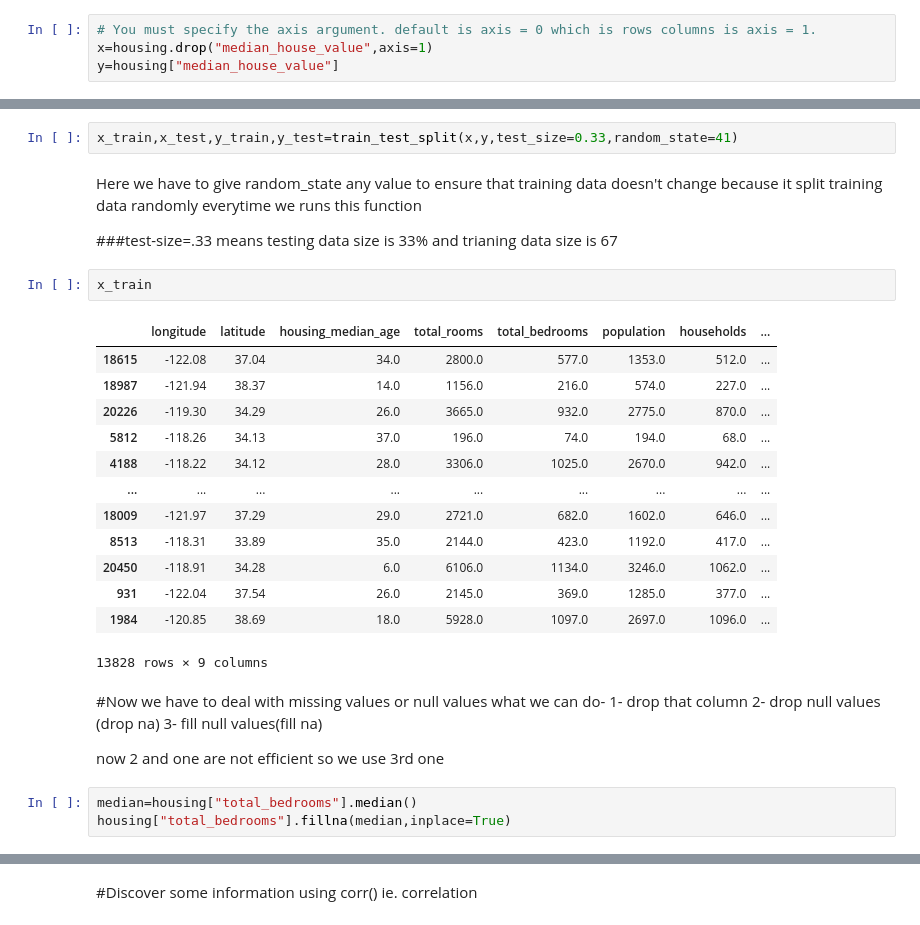
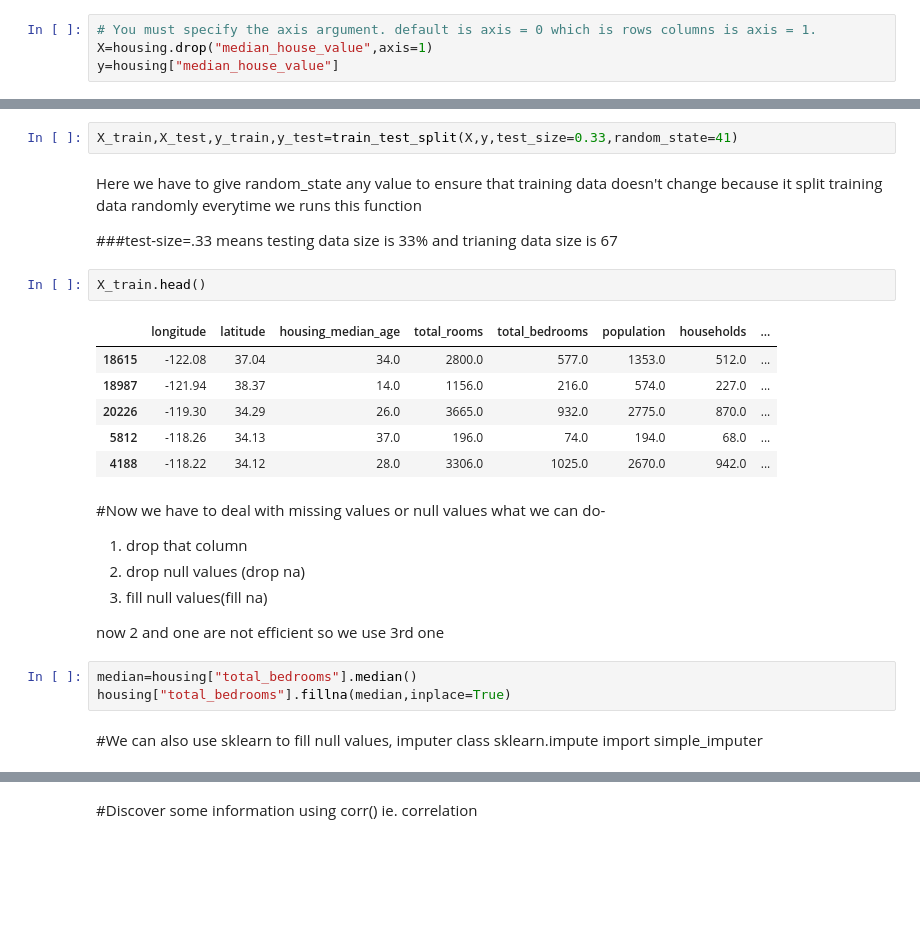
Before and after one commit to olive-green/data-science, a Jupyter notebook: Small-Projects/FirstProjectUsingPandas.ipynb, the cells around one changed output, grey strips where cells are left out. Cells and saved outputs as stored; diff of their text form; blank space fills up the shorter version.

```diff
--- a/Small-Projects/FirstProjectUsingPandas.ipynb
+++ b/Small-Projects/FirstProjectUsingPandas.ipynb
@@ -84,6 +84,6 @@ y=housing["median_house_value"]
 KeyError: ignored
 # %%
 # You must specify the axis argument. default is axis = 0 which is rows columns is axis = 1.
-x=housing.drop("median_house_value",axis=1)
+X=housing.drop("median_house_value",axis=1)
 y=housing["median_house_value"]
 # %%
@@ -96,39 +96,35 @@ x.head()
 | 3 | -122.25 | 37.85 | 52.0 | 1274.0 | 235.0 | 558.0 | 219.0 | ... |
 | 4 | -122.25 | 37.85 | 52.0 | 1627.0 | 280.0 | 565.0 | 259.0 | ... |
 # %%
-x_train,x_test,y_train,y_test=train_test_split(x,y,test_size=0.33,random_state=41)
+X_train,X_test,y_train,y_test=train_test_split(X,y,test_size=0.33,random_state=41)
 # %% [markdown]
 Here we have to give random_state any value to ensure that training data
 doesn't change because it split training data randomly everytime we runs this function
 
 ###test-size=.33 means testing data size is 33% and trianing data size is 67
-# %%
-x_train
-# %% [output]
-|  | longitude | latitude | housing_median_age | total_rooms | total_bedrooms | population | households | ... |
-| 18615 | -122.08 | 37.04 | 34.0 | 2800.0 | 577.0 | 1353.0 | 512.0 | ... |
-| 18987 | -121.94 | 38.37 | 14.0 | 1156.0 | 216.0 | 574.0 | 227.0 | ... |
-| 20226 | -119.30 | 34.29 | 26.0 | 3665.0 | 932.0 | 2775.0 | 870.0 | ... |
-| 5812 | -118.26 | 34.13 | 37.0 | 196.0 | 74.0 | 194.0 | 68.0 | ... |
-| 4188 | -118.22 | 34.12 | 28.0 | 3306.0 | 1025.0 | 2670.0 | 942.0 | ... |
-| ... | ... | ... | ... | ... | ... | ... | ... | ... |
-| 18009 | -121.97 | 37.29 | 29.0 | 2721.0 | 682.0 | 1602.0 | 646.0 | ... |
-| 8513 | -118.31 | 33.89 | 35.0 | 2144.0 | 423.0 | 1192.0 | 417.0 | ... |
-| 20450 | -118.91 | 34.28 | 6.0 | 6106.0 | 1134.0 | 3246.0 | 1062.0 | ... |
-| 931 | -122.04 | 37.54 | 26.0 | 2145.0 | 369.0 | 1285.0 | 377.0 | ... |
-| 1984 | -120.85 | 38.69 | 18.0 | 5928.0 | 1097.0 | 2697.0 | 1096.0 | ... |
-13828 rows × 9 columns
+# %%
+X_train.head()
+# %% [output]
+|  | longitude | latitude | housing_median_age | total_rooms | total_bedrooms | population | households | ... |
+| 18615 | -122.08 | 37.04 | 34.0 | 2800.0 | 577.0 | 1353.0 | 512.0 | ... |
+| 18987 | -121.94 | 38.37 | 14.0 | 1156.0 | 216.0 | 574.0 | 227.0 | ... |
+| 20226 | -119.30 | 34.29 | 26.0 | 3665.0 | 932.0 | 2775.0 | 870.0 | ... |
+| 5812 | -118.26 | 34.13 | 37.0 | 196.0 | 74.0 | 194.0 | 68.0 | ... |
+| 4188 | -118.22 | 34.12 | 28.0 | 3306.0 | 1025.0 | 2670.0 | 942.0 | ... |
 # %% [markdown]
 #Now we have to deal with missing values or null values
 what we can do-
-1- drop that column
-2- drop null values (drop na)
-3- fill null values(fill na)
+1. drop that column
+2. drop null values (drop na)
+3. fill null values(fill na)
 
 now 2 and one are not efficient so we use 3rd one
 # %%
 median=housing["total_bedrooms"].median()
 housing["total_bedrooms"].fillna(median,inplace=True)
+# %% [markdown]
+#We can also use sklearn to fill null values, imputer class
+sklearn.impute import simple_imputer
 # %%
 housing.isna().sum()
 # %% [output]
```
Also changed, not shown: parts of 30 cells of this notebook.
